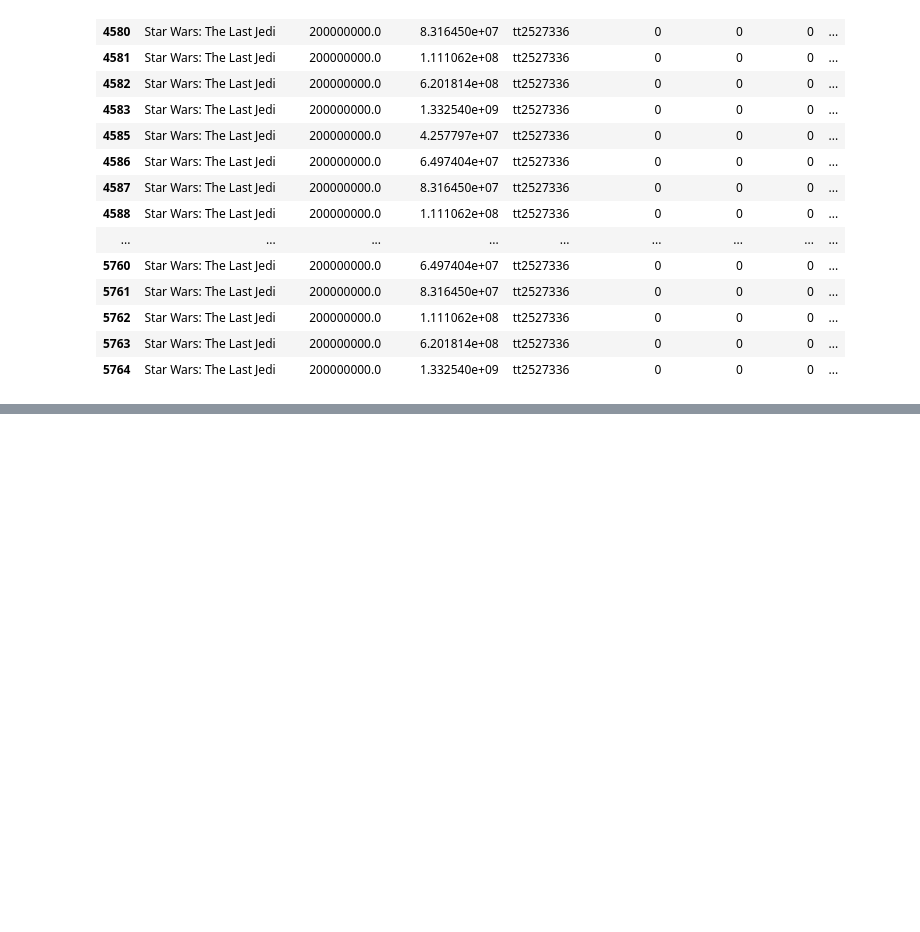
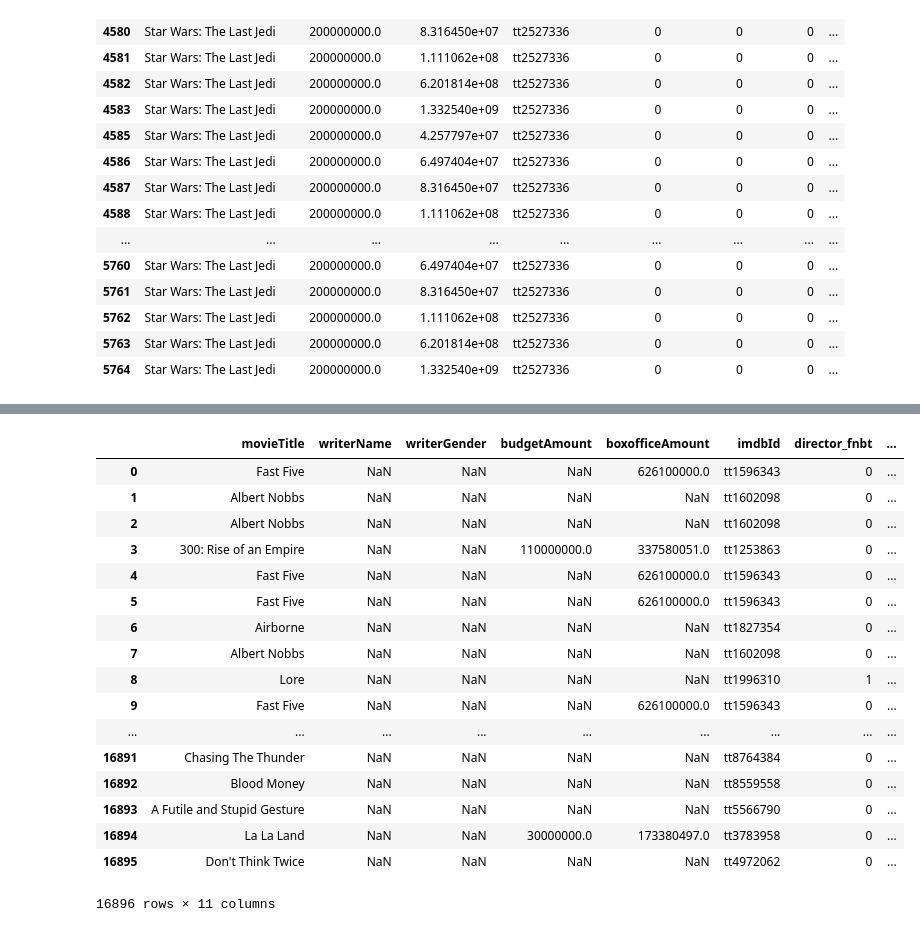
Before and after one commit to MagicMilly/women-in-film-analysis-dashboard, a Jupyter notebook: more_data_munging.ipynb, the cells around one changed output, grey strips where cells are left out. Cells and saved outputs as stored; diff of their text form; code cells hidden in the pictures; blank space fills up the shorter version.

```diff
--- a/more_data_munging.ipynb
+++ b/more_data_munging.ipynb
@@ -923,0 +935,21 @@ movies_2011_and_beyond.loc[movies_2011_and_beyond.movieTitle == 'Star Wars: The
+# %%
+# going to try with nothing done inplace
+def clean_up(sparql_df):
+
+    new_director_values = [1 if val == True else 0 for val in sparql_df.directorGender.str.contains('female|non-binary|transgender')]
+    new_writer_values = [1 if val == True else 0 for val in sparql_df.screenwriterGender.str.contains('female|non-binary|transgender')]
+    new_exec_values = [1 if val == True else 0 for val in sparql_df.executiveproducerGender.str.contains('female|non-binary|transgender')]
+    new_producer_values = [1 if val == True else 0 for val in sparql_df.producerGender.str.contains('female|non-binary|transgender')]
+
+    sparql_df['director_fnbt'] = new_director_values
+    sparql_df['writer_fnbt'] = new_writer_values
+    sparql_df['exec_fnbt'] = new_exec_values
+    sparql_df['producer_fnbt'] = new_producer_values
+
+    sparql_df['overall_fnbt'] = sparql_df['director_fnbt'] + sparql_df['writer_fnbt'] + sparql_df['exec_fnbt'] + sparql_df['producer_fnbt']
+
+    cols_to_drop = ['directorName', 'directorGender', 'screenwriterName', 'screenwriterGender', 'executiveproducerName',\
+               'executiveproducerGender', 'producerName', 'producerGender']
+    sparql_df.drop(columns=cols_to_drop, axis=1)
+    sparql_df.sort_values('overall_fnbt', ascending=False).drop_duplicates('movieTitle').sort_index()
+    return sparql_df
@@ -923,0 +1053,21 @@ movies_2011_and_beyond.loc[movies_2011_and_beyond.movieTitle == 'Star Wars: The
+# %%
+clean_up(test_movies_2011)
+# %% [output]
+|  | movieTitle | writerName | writerGender | budgetAmount | boxofficeAmount | imdbId | director_fnbt | ... |
+| 0 | Fast Five | NaN | NaN | NaN | 626100000.0 | tt1596343 | 0 | ... |
+| 1 | Albert Nobbs | NaN | NaN | NaN | NaN | tt1602098 | 0 | ... |
+| 2 | Albert Nobbs | NaN | NaN | NaN | NaN | tt1602098 | 0 | ... |
+| 3 | 300: Rise of an Empire | NaN | NaN | 110000000.0 | 337580051.0 | tt1253863 | 0 | ... |
+| 4 | Fast Five | NaN | NaN | NaN | 626100000.0 | tt1596343 | 0 | ... |
+| 5 | Fast Five | NaN | NaN | NaN | 626100000.0 | tt1596343 | 0 | ... |
+| 6 | Airborne | NaN | NaN | NaN | NaN | tt1827354 | 0 | ... |
+| 7 | Albert Nobbs | NaN | NaN | NaN | NaN | tt1602098 | 0 | ... |
+| 8 | Lore | NaN | NaN | NaN | NaN | tt1996310 | 1 | ... |
+| 9 | Fast Five | NaN | NaN | NaN | 626100000.0 | tt1596343 | 0 | ... |
+| ... | ... | ... | ... | ... | ... | ... | ... | ... |
+| 16891 | Chasing The Thunder | NaN | NaN | NaN | NaN | tt8764384 | 0 | ... |
+| 16892 | Blood Money | NaN | NaN | NaN | NaN | tt8559558 | 0 | ... |
+| 16893 | A Futile and Stupid Gesture | NaN | NaN | NaN | NaN | tt5566790 | 0 | ... |
+| 16894 | La La Land | NaN | NaN | 30000000.0 | 173380497.0 | tt3783958 | 0 | ... |
+| 16895 | Don't Think Twice | NaN | NaN | NaN | NaN | tt4972062 | 0 | ... |
+16896 rows × 11 columns
```
Also changed, not shown: parts of 19 cells of this notebook.
